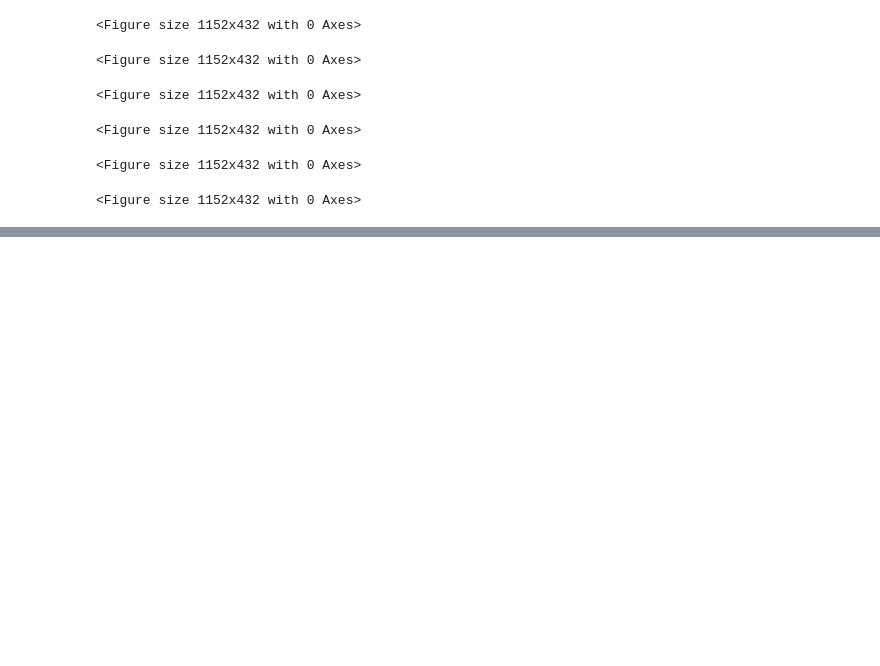
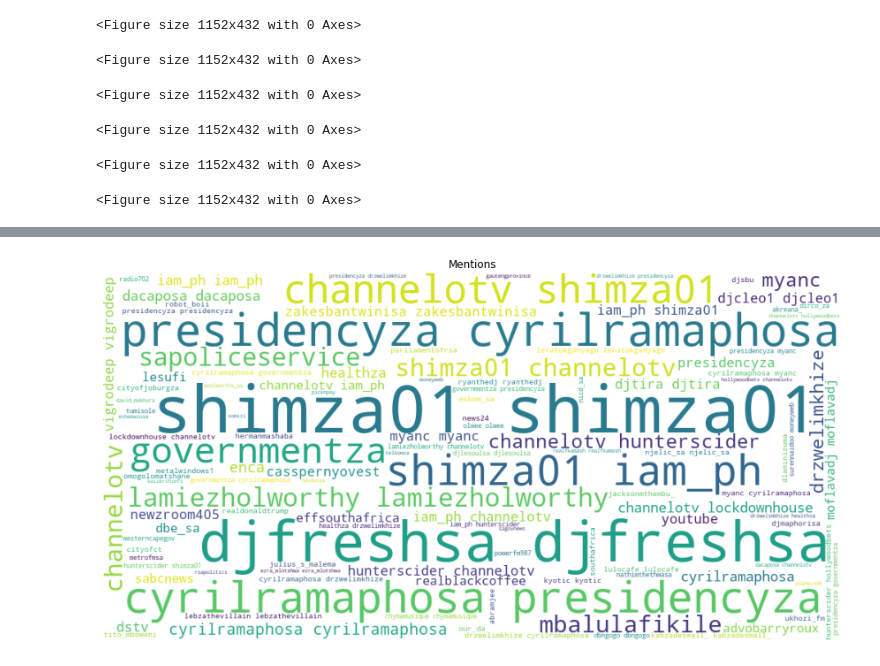
Before and after one commit to tomashege/research_project, a Jupyter notebook: Tomas/notebooks/Analysis.ipynb, the cells around one changed output, grey strips where cells are left out. Drawn from its saved outputs; the diff is of its cells as text; code cells hidden in the pictures; blank space fills up the shorter version.

```diff
--- a/Tomas/notebooks/Analysis.ipynb
+++ b/Tomas/notebooks/Analysis.ipynb
@@ -571,3 +542,19 @@ plt.show()
+# %%
+word_count=Counter(mentions)
+wordcloud = WordCloud(width = 1000,
+                      height = 500,
+                      background_color ='white',
+                      min_font_size = 7).generate(" ".join(mentions))
+
+plt.figure(figsize=(15,8))
+plt.imshow(wordcloud)
+plt.title("Mentions", size = 12, color = "black")
+plt.axis("off")
+plt.show()
+#plt.savefig('yourfile.png', bbox_inches='tight')
+plt.close()
+# %% [output]
+[figure, added]
 # %%
 # word cloud only hastages
 text=(" ").join(hashtags)
```
Also changed, not shown: parts of 19 cells of this notebook, 4 other files.
